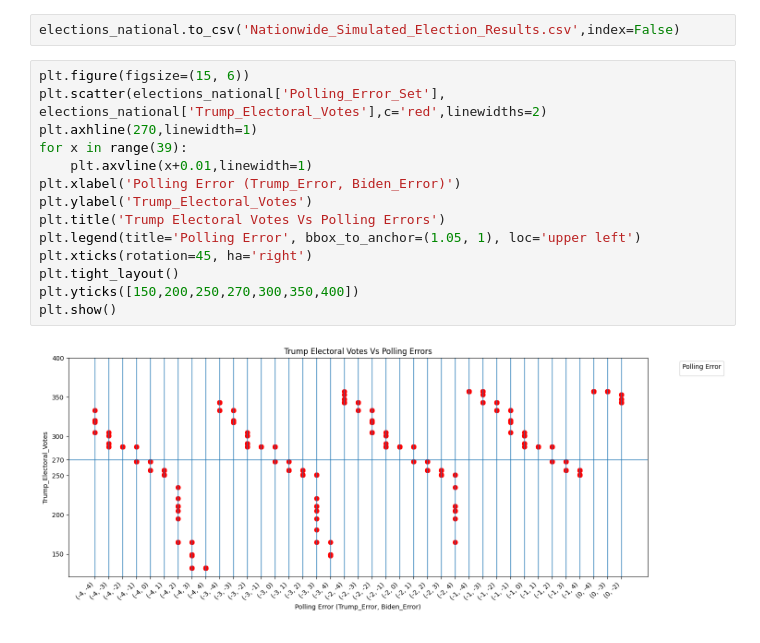
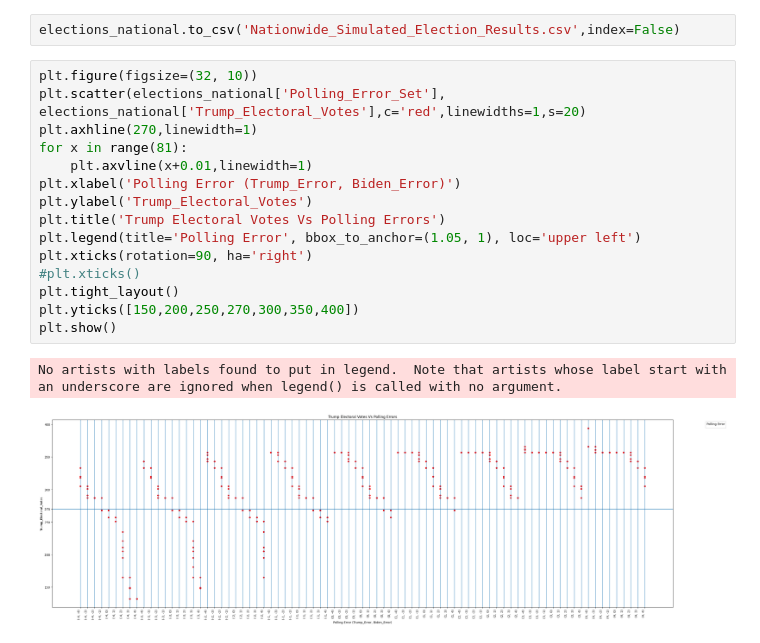
Before and after one commit to michaelpowers8/2024-Election-Simulation, a Jupyter notebook: Code/Ultimate_Election_Simulation_Analysis.ipynb, the cells around one changed output. Cells and saved outputs as stored; diff of their text form.

```diff
--- a/Code/Ultimate_Election_Simulation_Analysis.ipynb
+++ b/Code/Ultimate_Election_Simulation_Analysis.ipynb
@@ -58,18 +58,20 @@ winners[(winners['freq']==(winners['count']))&
 # %%
 elections_national.to_csv('Nationwide_Simulated_Election_Results.csv',index=False)
 # %%
-plt.figure(figsize=(15, 6))
-plt.scatter(elections_national['Polling_Error_Set'], elections_national['Trump_Electoral_Votes'],c='red',linewidths=2)
+plt.figure(figsize=(32, 10))
+plt.scatter(elections_national['Polling_Error_Set'], elections_national['Trump_Electoral_Votes'],c='red',linewidths=1,s=20)
 plt.axhline(270,linewidth=1)
-for x in range(39):
+for x in range(81):
     plt.axvline(x+0.01,linewidth=1)
 plt.xlabel('Polling Error (Trump_Error, Biden_Error)')
 plt.ylabel('Trump_Electoral_Votes')
 plt.title('Trump Electoral Votes Vs Polling Errors')
 plt.legend(title='Polling Error', bbox_to_anchor=(1.05, 1), loc='upper left')
-plt.xticks(rotation=45, ha='right')
+plt.xticks(rotation=90, ha='right')
+#plt.xticks()
 plt.tight_layout()
 plt.yticks([150,200,250,270,300,350,400])
 plt.show()
 # %% [output]
+No artists with labels found to put in legend.  Note that artists whose label start with an underscore are ignored when legend() is called with no argument.
-[figure, old version]
+[figure, new version]
```
Also changed, not shown: parts of 1 cell of this notebook, 1 other file.
